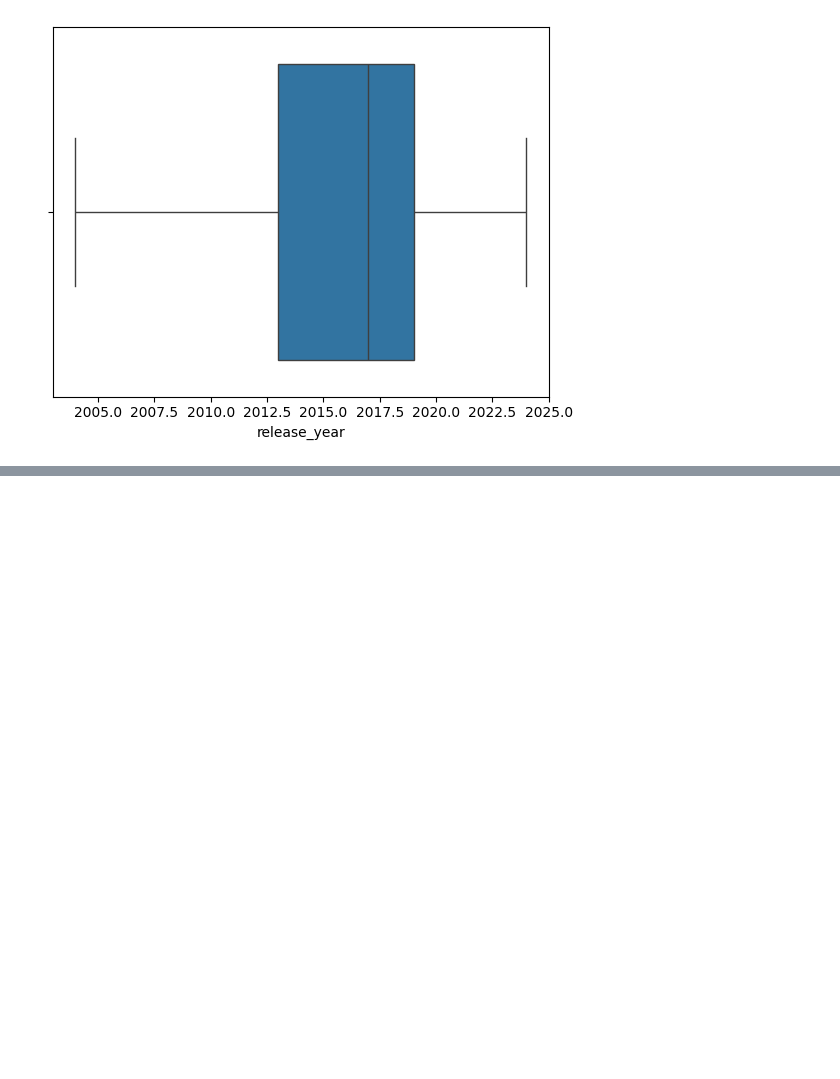
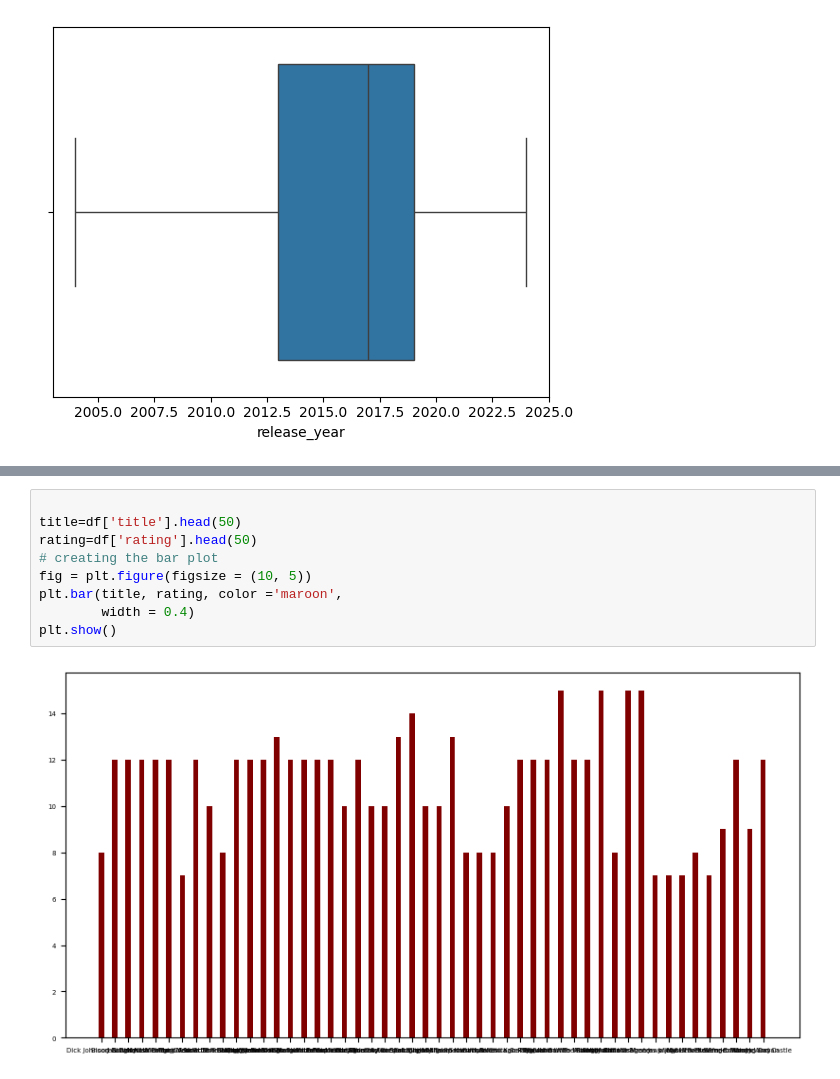
Before and after one commit to Margi57/AI_ML_Training, a Jupyter notebook: pre_processing.ipynb, the cells around one changed output, grey strips where cells are left out. Drawn from its saved outputs; the diff is of its cells as text; blank space fills up the shorter version.

```diff
--- a/pre_processing.ipynb
+++ b/pre_processing.ipynb
@@ -287,0 +446,11 @@ for i in df.select_dtypes(include="number").columns:
+# %%
+
+title=df['title'].head(50)
+rating=df['rating'].head(50)
+# creating the bar plot
+fig = plt.figure(figsize = (10, 5))
+plt.bar(title, rating, color ='maroon',
+        width = 0.4)
+plt.show()
+# %% [output]
+[figure, added]
```
Also changed, not shown: parts of 23 cells of this notebook, 4 other files.
